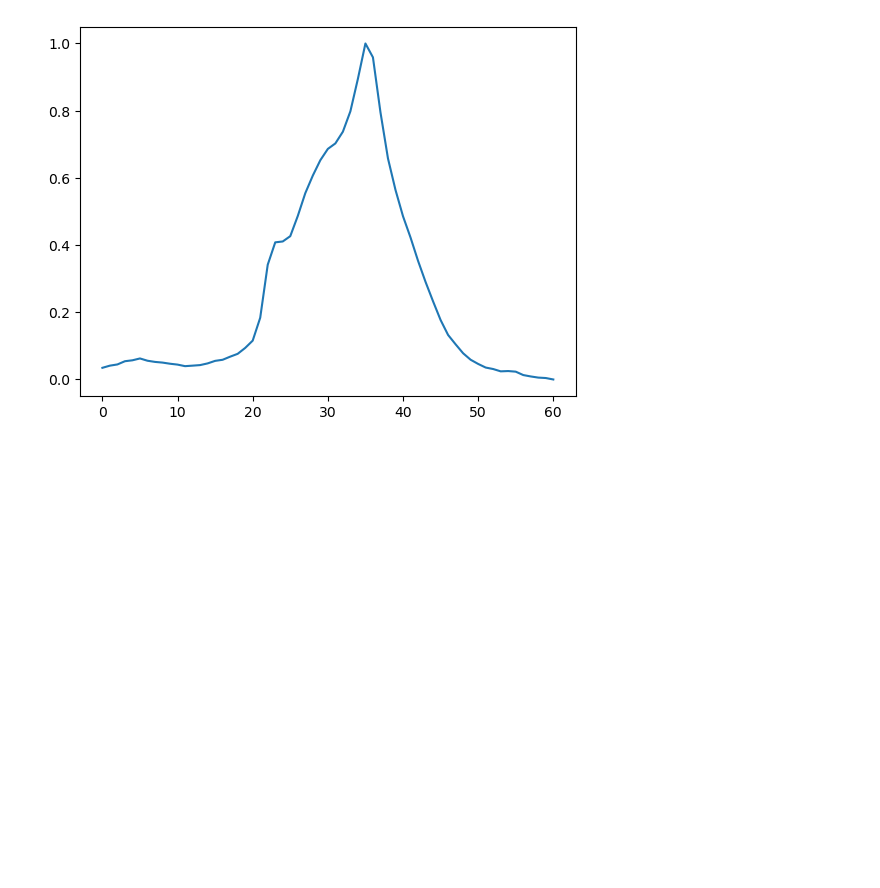
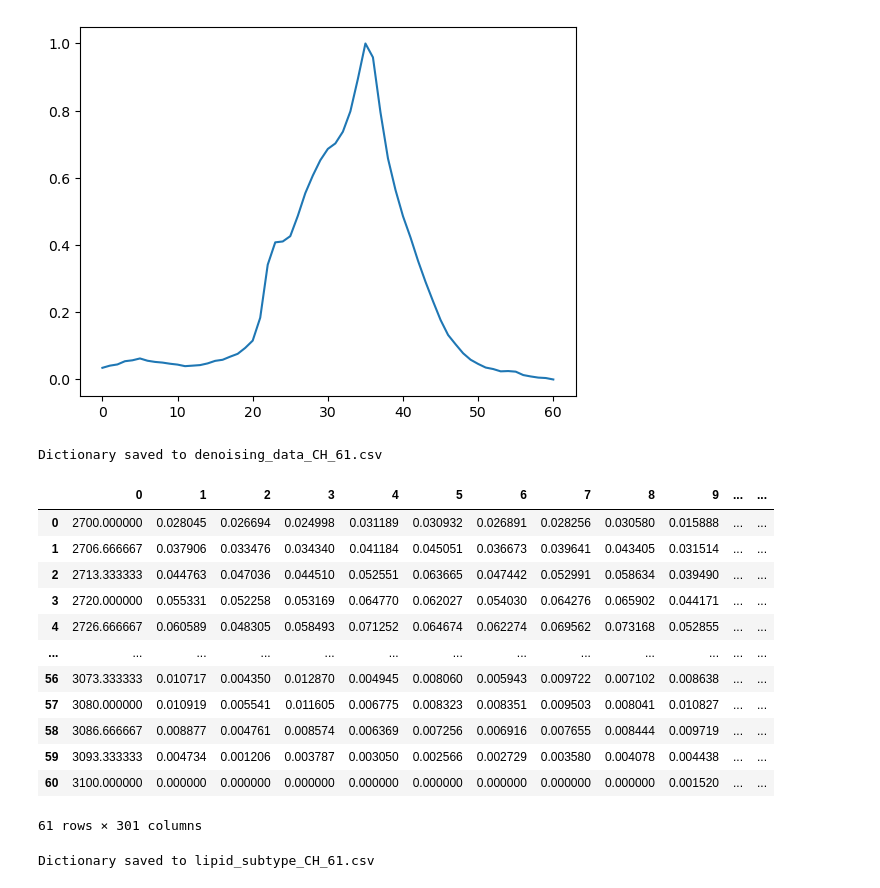
Before and after one commit to jvillazon/hsi_machine_learning, a Jupyter notebook: ML/spontaneous_processing.ipynb, the cells around one changed output. Drawn from its saved outputs; the diff is of its cells as text; code cells hidden in the pictures; blank space fills up the shorter version.

```diff
--- a/ML/spontaneous_processing.ipynb
+++ b/ML/spontaneous_processing.ipynb
@@ -65,3 +66,47 @@ plt.plot(lipid)
 # %% [output]
 [<matplotlib.lines.Line2D at 0x...>]
 [figure]
+# %%
+dataset_arr = dataset_df.iloc[0:,1:].to_numpy()
+dataset_size = dataset_df.shape[1]
+# denoising_arr = np.empty(int(((dataset_size-1) * (dataset_size)) / 2) + 1, dtype="float32")
+denoising_arr = [new_wavenumbers]
+for j in tqdm(range(dataset_size - 2)):
+    for i in range(j + 1, dataset_size - 1):
+        temp_spectra = dataset_arr[:, j] + dataset_arr[:, i]
+        denoising_arr.append(processing.normalize(temp_spectra-temp_spectra.min()))
+denoising_df = pd.DataFrame(np.array(denoising_arr).T)
+
+filename = 'denoising_data_CH_61.csv'
+
+# Save DataFrame to CSV
+denoising_df.to_csv(filename, index=False)
+
+print(f"Dictionary saved to {filename}")
+# %% [output]
+Dictionary saved to denoising_data_CH_61.csv
+# %%
+denoising_df
+# %% [output]
+|  | 0 | 1 | 2 | 3 | 4 | 5 | 6 | 7 | 8 | 9 | ... | ... |
+| 0 | 2700.000000 | 0.028045 | 0.026694 | 0.024998 | 0.031189 | 0.030932 | 0.026891 | 0.028256 | 0.030580 | 0.015888 | ... | ... |
+| 1 | 2706.666667 | 0.037906 | 0.033476 | 0.034340 | 0.041184 | 0.045051 | 0.036673 | 0.039641 | 0.043405 | 0.031514 | ... | ... |
+| 2 | 2713.333333 | 0.044763 | 0.047036 | 0.044510 | 0.052551 | 0.063665 | 0.047442 | 0.052991 | 0.058634 | 0.039490 | ... | ... |
+| 3 | 2720.000000 | 0.055331 | 0.052258 | 0.053169 | 0.064770 | 0.062027 | 0.054030 | 0.064276 | 0.065902 | 0.044171 | ... | ... |
+| 4 | 2726.666667 | 0.060589 | 0.048305 | 0.058493 | 0.071252 | 0.064674 | 0.062274 | 0.069562 | 0.073168 | 0.052855 | ... | ... |
+| ... | ... | ... | ... | ... | ... | ... | ... | ... | ... | ... | ... | ... |
+| 56 | 3073.333333 | 0.010717 | 0.004350 | 0.012870 | 0.004945 | 0.008060 | 0.005943 | 0.009722 | 0.007102 | 0.008638 | ... | ... |
+| 57 | 3080.000000 | 0.010919 | 0.005541 | 0.011605 | 0.006775 | 0.008323 | 0.008351 | 0.009503 | 0.008041 | 0.010827 | ... | ... |
+| 58 | 3086.666667 | 0.008877 | 0.004761 | 0.008574 | 0.006369 | 0.007256 | 0.006916 | 0.007655 | 0.008444 | 0.009719 | ... | ... |
+| 59 | 3093.333333 | 0.004734 | 0.001206 | 0.003787 | 0.003050 | 0.002566 | 0.002729 | 0.003580 | 0.004078 | 0.004438 | ... | ... |
+| 60 | 3100.000000 | 0.000000 | 0.000000 | 0.000000 | 0.000000 | 0.000000 | 0.000000 | 0.000000 | 0.000000 | 0.001520 | ... | ... |
+61 rows × 301 columns
+# %%
+filename = 'lipid_subtype_CH_61.csv'
+
+# Save DataFrame to CSV
+# dataset_df.to_csv(filename, index=False)
+
+print(f"Dictionary saved to {filename}")
+# %% [output]
+Dictionary saved to lipid_subtype_CH_61.csv
```
Also changed, not shown: parts of 2 cells of this notebook, 3 other files.
